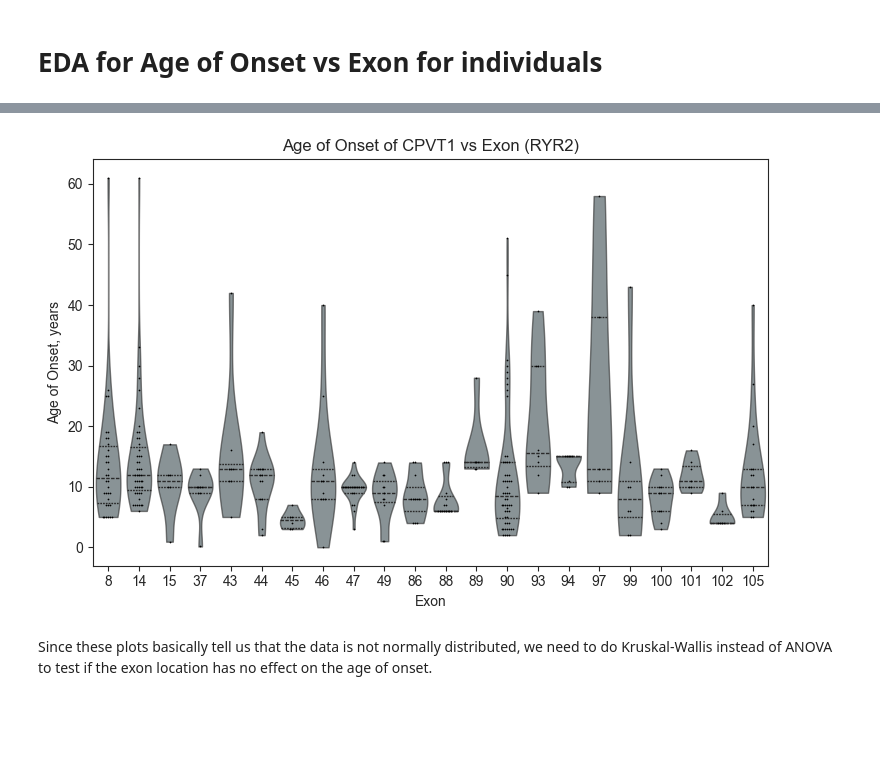
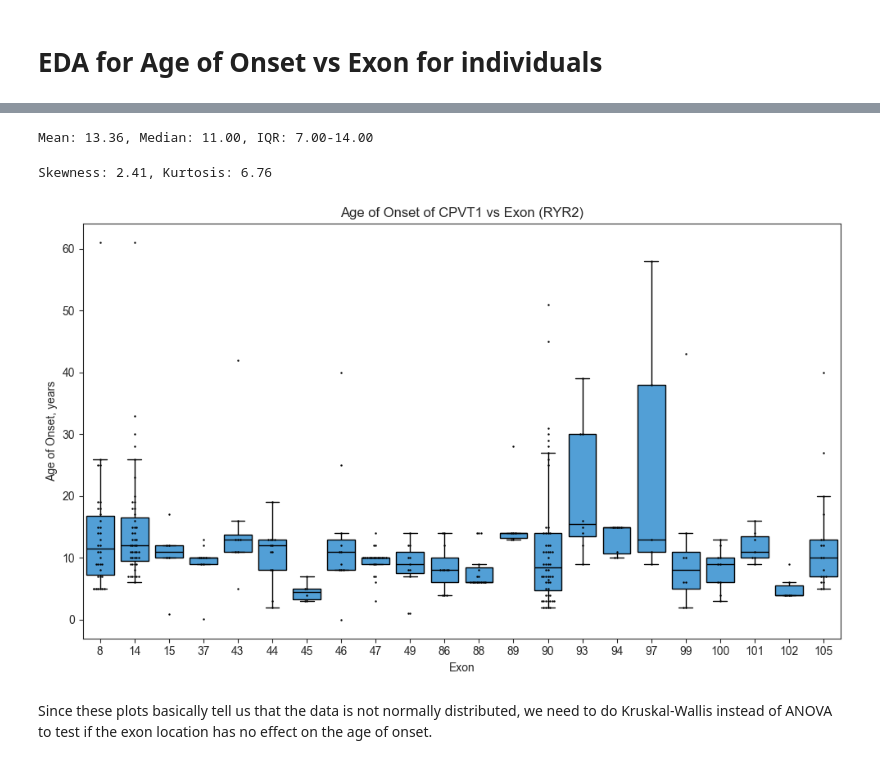
Before and after one commit to alexdaiii/cpvt_database_analysis, a Jupyter notebook: notebooks/analysis_1.ipynb, the cells around one changed output, grey strips where cells are left out. Cells and saved outputs as stored; diff of their text form; code cells hidden in the pictures; blank space fills up the shorter version.

Commit message:
update plots and stats again

```diff
--- a/notebooks/analysis_1.ipynb
+++ b/notebooks/analysis_1.ipynb
@@ -872,8 +865,28 @@ jama_colors(10, 0.2)[0]
+# %%
+# print stats: mean, median, iqr
+mean_aoo = df_all2["age_of_onset::CPVT1"].mean()
+median_aoo = df_all2["age_of_onset::CPVT1"].median()
+q1_aoo = df_all2["age_of_onset::CPVT1"].quantile(0.25)
+q3_aoo = df_all2["age_of_onset::CPVT1"].quantile(0.75)
+
+print(
+    f"Mean: {mean_aoo:.2f}, Median: {median_aoo:.2f}, IQR: {q1_aoo:.2f}-{q3_aoo:.2f}"
+)
+# %% [output]
+Mean: 13.36, Median: 11.00, IQR: 7.00-14.00
+# %%
+# calculate skewness and kurtosis
+skewness = df_all2["age_of_onset::CPVT1"].skew()
+kurtosis = df_all2["age_of_onset::CPVT1"].kurtosis()
+
+print(f"Skewness: {skewness:.2f}, Kurtosis: {kurtosis:.2f}")
+# %% [output]
+Skewness: 2.41, Kurtosis: 6.76
 # %%
 # violin plot of age of onset vs exon
 # Create a subplot with custom dimensions
 
-plt.figure(figsize=(7.5, 5))
+plt.figure(figsize=(10, 6))
 
 # Due to the assumption that H has a chi square distribution,
 # the number of samples in each group must not be too small. A typical rule is that each sample must have at least 5 measurements.
@@ -892,50 +905,54 @@ filtered_data = filtered_data[
     )
 ]
 
-ax = sns.violinplot(
+ax = sns.boxplot(
     data=filtered_data,
     y="age_of_onset::CPVT1",
     x="exon",
-    inner="quart",
-    cut=0,
     linewidth=1,
-    density_norm="width",
     width=0.8,
-    color=jama_colors(10, 0.2)[0],
+    # palette="Set1",
+    # hue="exon",
+    linecolor="black",
+    color=sns.color_palette("husl", 9)[6],
+    showfliers=False,
 )
 
 # for violin, alpha in zip(ax.collections[::2], [0.8, 0.6, 0.4, 0.2]):
 #     violin.set_alpha(alpha)
 
-plt.setp(ax.collections, alpha=.6)
+# Adjust the inner color alpha of the boxes
+for patch in ax.artists:
+    r, g, b, a = patch.get_facecolor()
+    patch.set_facecolor((r, g, b, 0.6))  # Set alpha to 0.6
 
 # # Swarm plot on the same axes, with adjusted marker size for better fit
 sns.swarmplot(
     data=filtered_data,
     x="exon",
     y="age_of_onset::CPVT1",
     color="black",  # Make swarm dots black for contrast
     orient="v",
-    size=1.25,
+    size=1.75,
 )
 
 plt.title("Age of Onset of CPVT1 vs Exon (RYR2)")
 plt.xlabel("Exon")
 plt.ylabel("Age of Onset, years")
 
 plt.grid(False)
 
 plt.tight_layout()
 
 for fmt in ["png", "pdf", "svg"]:
     plt.savefig(
         os.path.join(figures_dir, f"age_of_onset_vs_exon_points.{fmt}"),
         format=fmt,
         dpi=300,
     )
 plt.show()
 # %% [output]
-[figure, old version]
+[figure, new version]
 # %% [markdown]
 Since these plots basically tell us that the data is not normally distributed, we need to do Kruskal-Wallis instead of ANOVA
 to test if the exon location has no effect on the age of onset.
```
Also changed, not shown: parts of 33 cells of this notebook, 1 other file.
